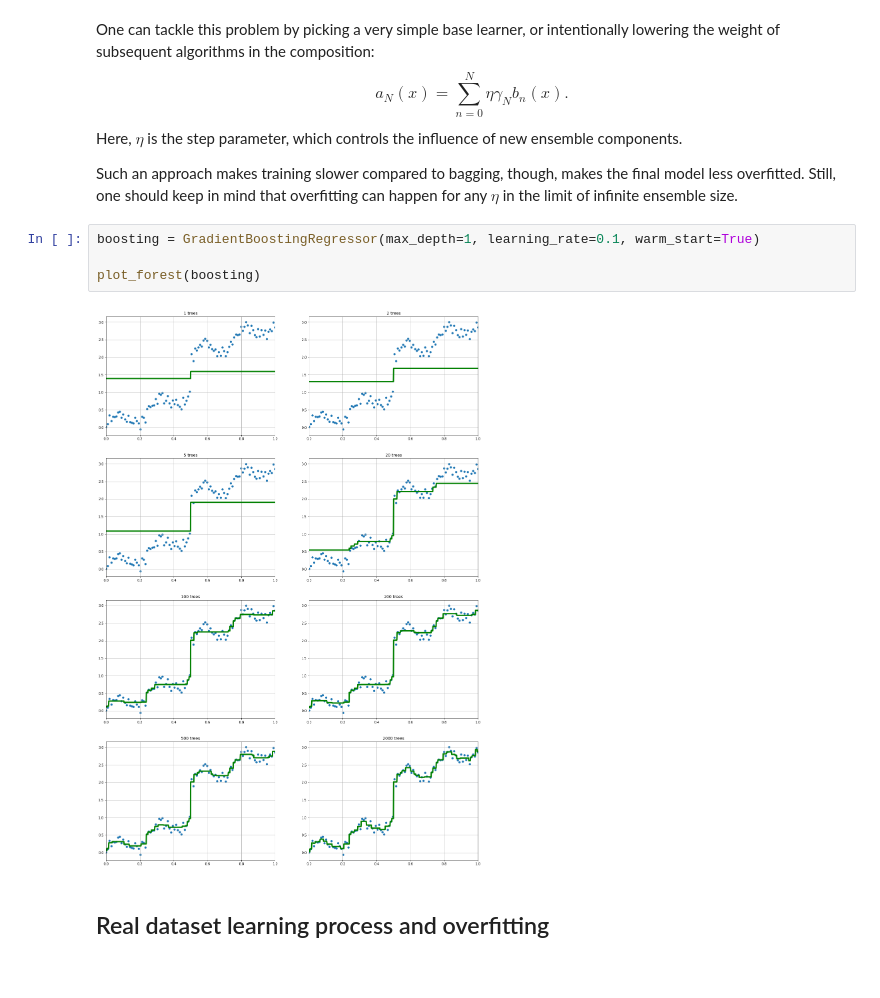
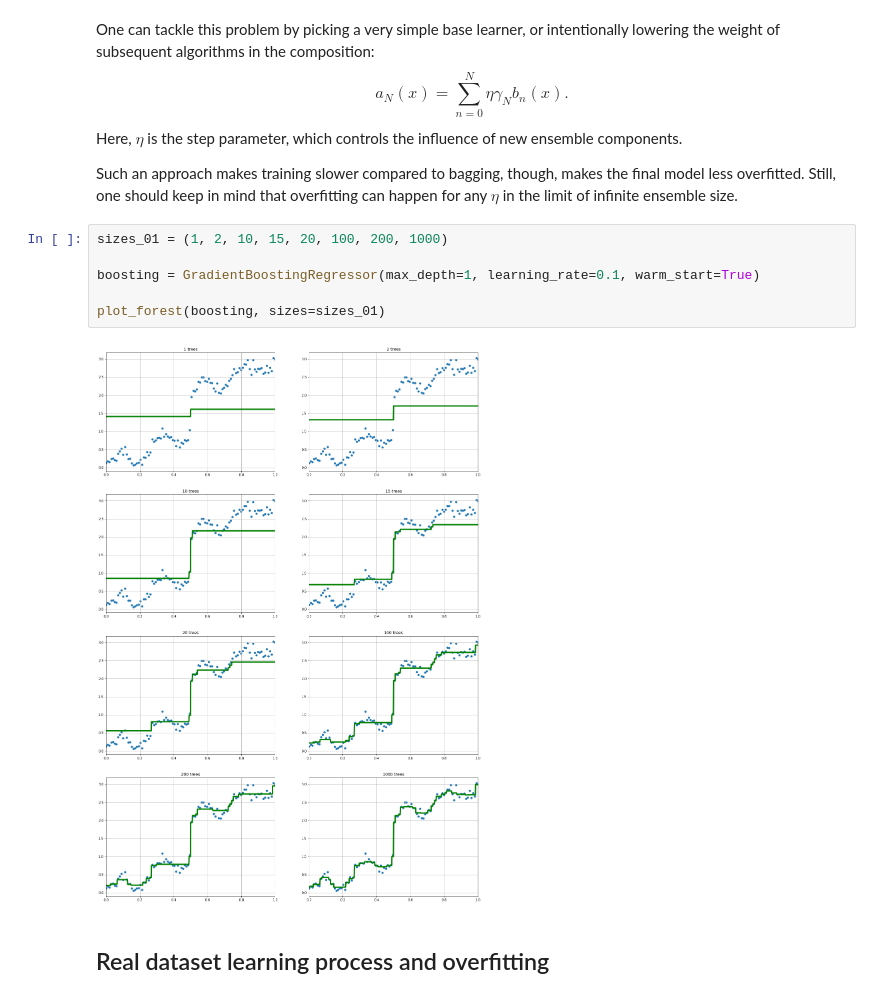
Before and after one commit to girafe-ai/madmo-basic, a Jupyter notebook: 09_boosting/day09_boosting_practice.ipynb, the cells around one changed output. Drawn from its saved outputs; the diff is of its cells as text.

```diff
--- a/09_boosting/day09_boosting_practice.ipynb
+++ b/09_boosting/day09_boosting_practice.ipynb
@@ -84,11 +84,13 @@ Here, $\eta$ is the step parameter, which controls the influence of new ensemble
 
 Such an approach makes training slower compared to bagging, though, makes the final model less overfitted. Still, one should keep in mind that overfitting can happen for any $\eta$ in the limit of infinite ensemble size.
 # %%
+sizes_01 = (1, 2, 10, 15, 20, 100, 200, 1000)
+
 boosting = GradientBoostingRegressor(max_depth=1, learning_rate=0.1, warm_start=True)
 
-plot_forest(boosting)
+plot_forest(boosting, sizes=sizes_01)
 # %% [output]
-[figure, old version]
+[figure, new version]
 # %% [markdown]
 ## Real dataset learning process and overfitting
 # %% [markdown]
```
Also changed, not shown: parts of 4 cells of this notebook, 1 other file.
